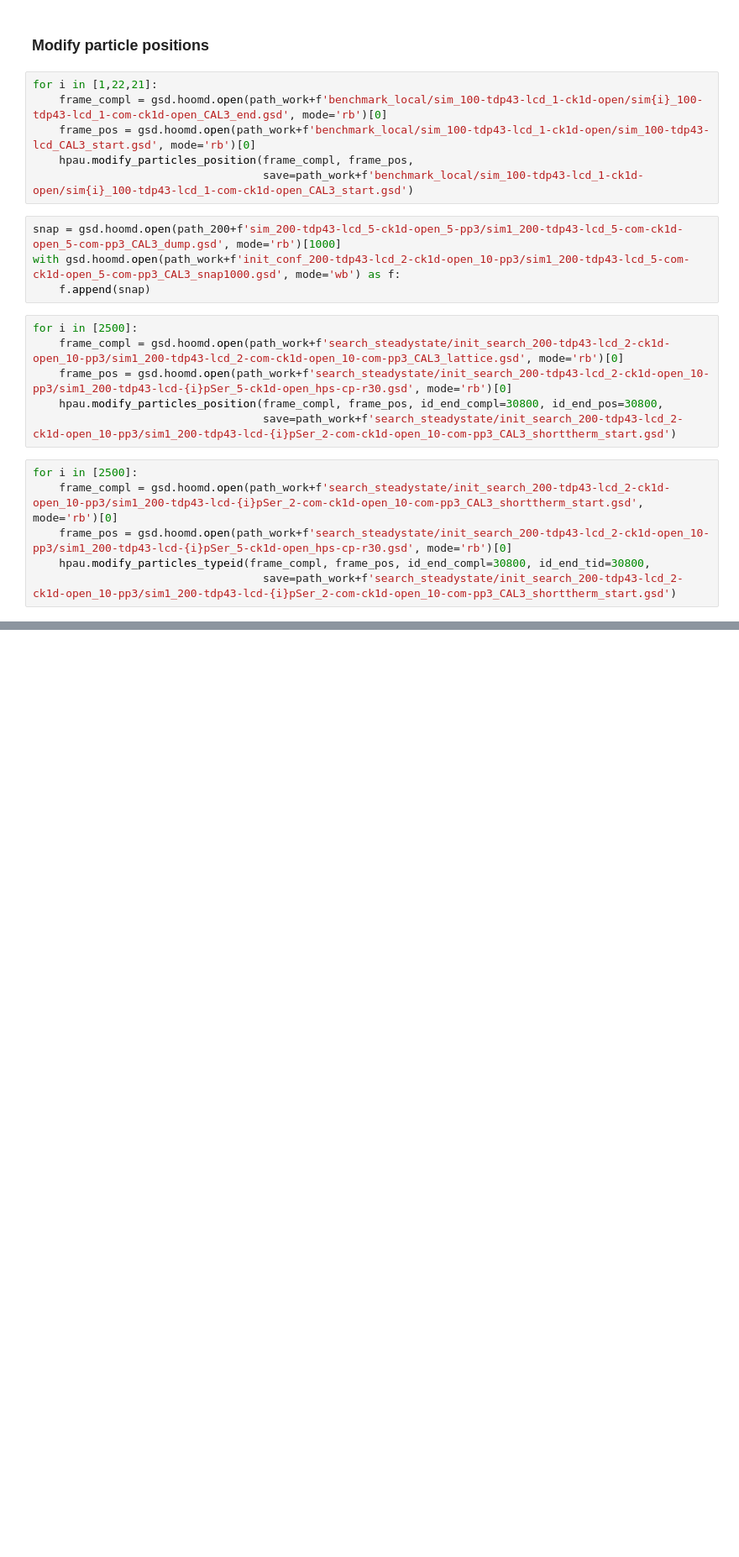
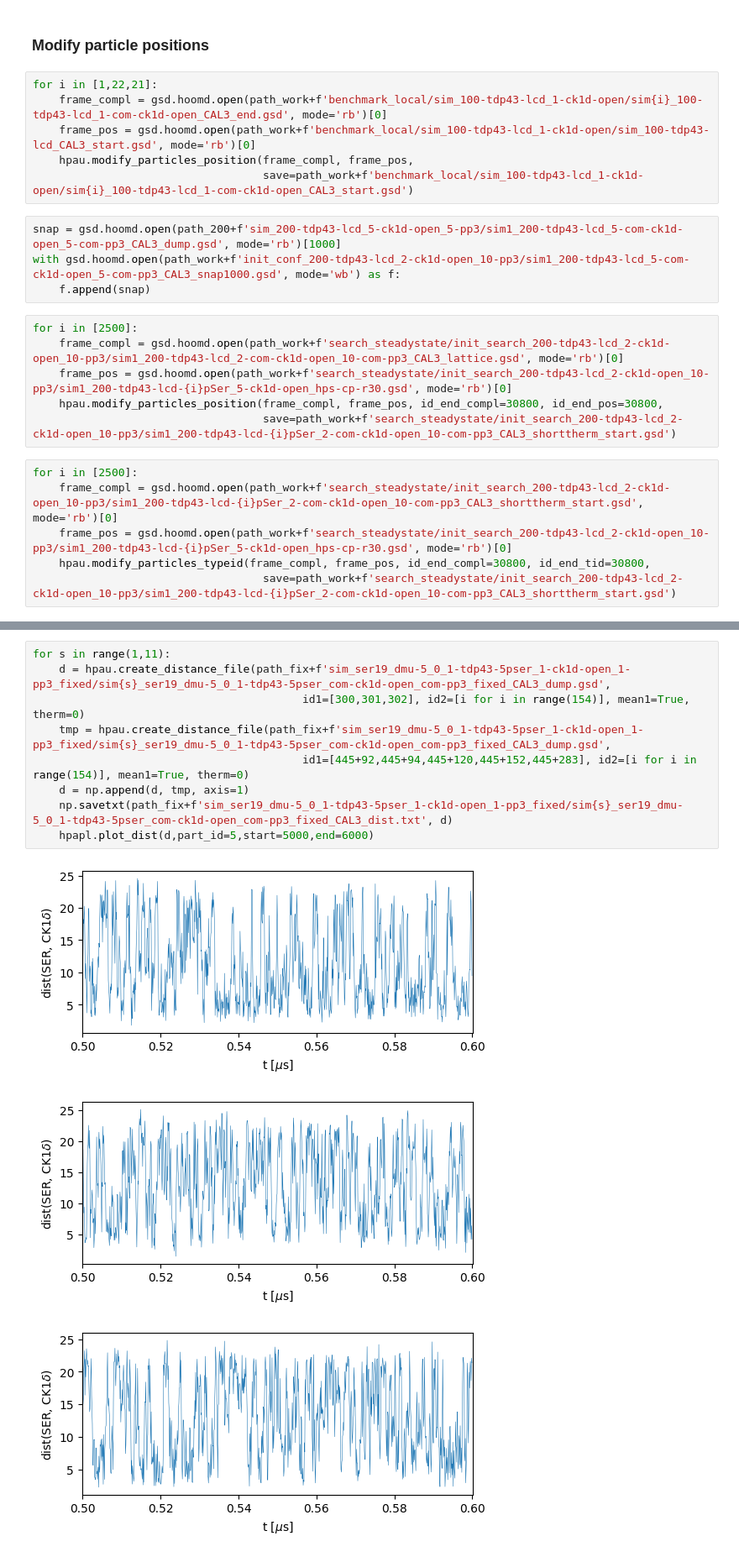
Before and after one commit to ezippo/HPA, a Jupyter notebook: process_traj.ipynb, the cells around one changed output, grey strips where cells are left out. Shown at 84% size. Saved outputs shown, nothing was run; the diff lists cells and outputs as text; blank space fills up the shorter version.

```diff
--- a/process_traj.ipynb
+++ b/process_traj.ipynb
@@ -61,0 +76,13 @@ for i in [2500]:
+# %%
+for s in range(1,11):
+    d = hpau.create_distance_file(path_fix+f'sim_ser19_dmu-5_0_1-tdp43-5pser_1-ck1d-open_1-pp3_fixed/sim{s}_ser19_dmu-5_0_1-tdp43-5pser_com-ck1d-open_com-pp3_fixed_CAL3_dump.gsd',
+                                         id1=[300,301,302], id2=[i for i in range(154)], mean1=True, therm=0)
+    tmp = hpau.create_distance_file(path_fix+f'sim_ser19_dmu-5_0_1-tdp43-5pser_1-ck1d-open_1-pp3_fixed/sim{s}_ser19_dmu-5_0_1-tdp43-5pser_com-ck1d-open_com-pp3_fixed_CAL3_dump.gsd',
+                                         id1=[445+92,445+94,445+120,445+152,445+283], id2=[i for i in range(154)], mean1=True, therm=0)
+    d = np.append(d, tmp, axis=1)
+    np.savetxt(path_fix+f'sim_ser19_dmu-5_0_1-tdp43-5pser_1-ck1d-open_1-pp3_fixed/sim{s}_ser19_dmu-5_0_1-tdp43-5pser_com-ck1d-open_com-pp3_fixed_CAL3_dist.txt', d)
+    hpapl.plot_dist(d,part_id=5,start=5000,end=6000)
+# %% [output]
+[figure, added]
+[figure, added]
+[figure, added]
```
Also changed, not shown: parts of 6 cells of this notebook, 1 other file.
